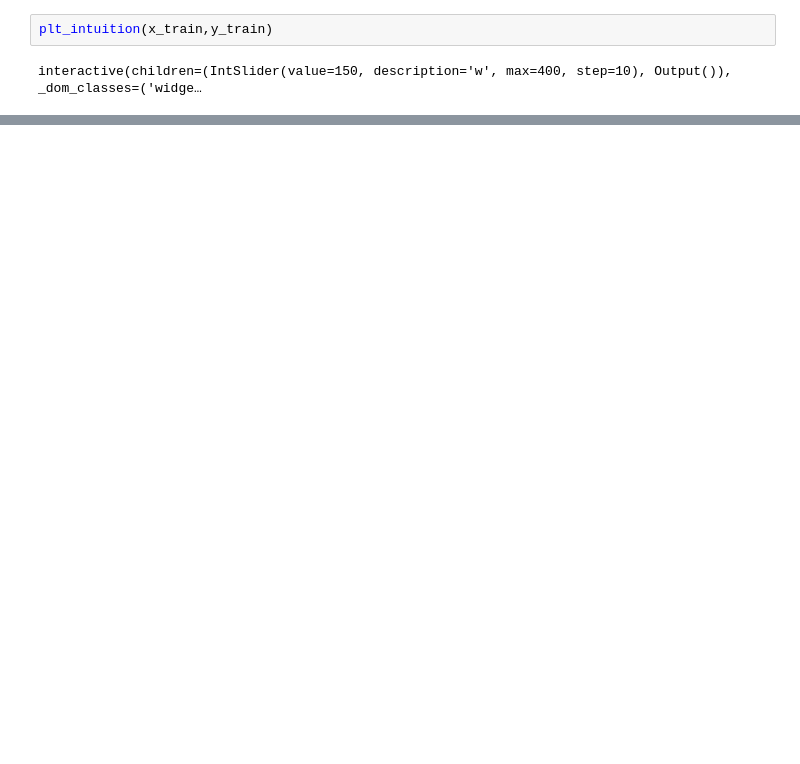
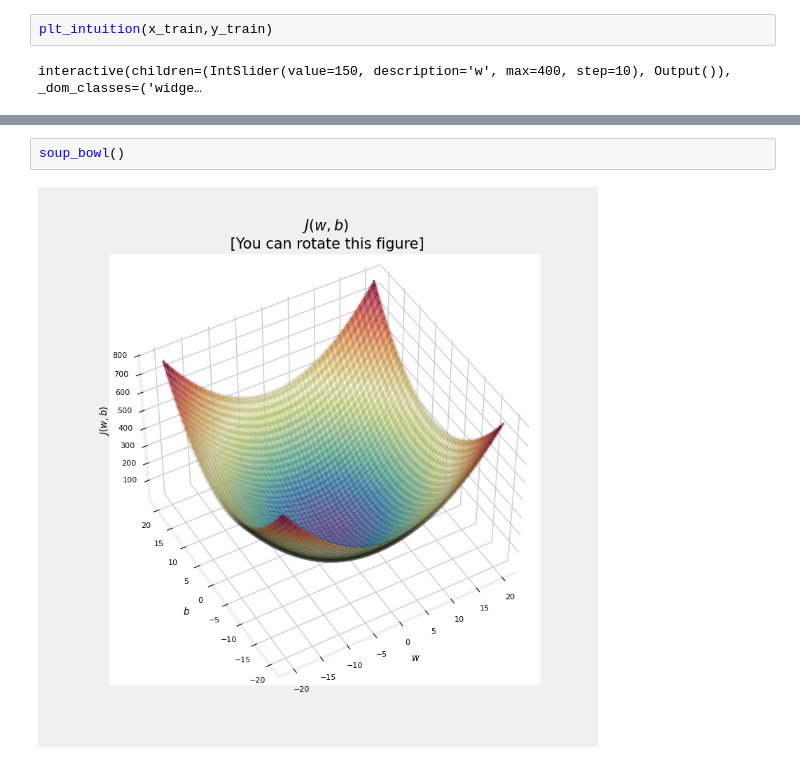
Before and after one commit to OoFa99/Machine-Learning-Specialization, a Jupyter notebook: C1_Supervised Machine Learning: Regression and Classification/Week1/C1_W1_Lab04_Cost_Function_Soln.ipynb, the cells around one changed output, grey strips where cells are left out. Drawn from its saved outputs; the diff is of its cells as text; blank space fills up the shorter version.

```diff
--- a/C1_Supervised Machine Learning: Regression and Classification/Week1/C1_W1_Lab04_Cost_Function_Soln.ipynb
+++ b/C1_Supervised Machine Learning: Regression and Classification/Week1/C1_W1_Lab04_Cost_Function_Soln.ipynb
@@ -94,0 +133,4 @@ interactive(children=(IntSlider(value=150, description='w', max=400, step=10), O
+# %%
+soup_bowl()
+# %% [output]
+[figure, added]
```
Also changed, not shown: parts of 11 cells of this notebook.
